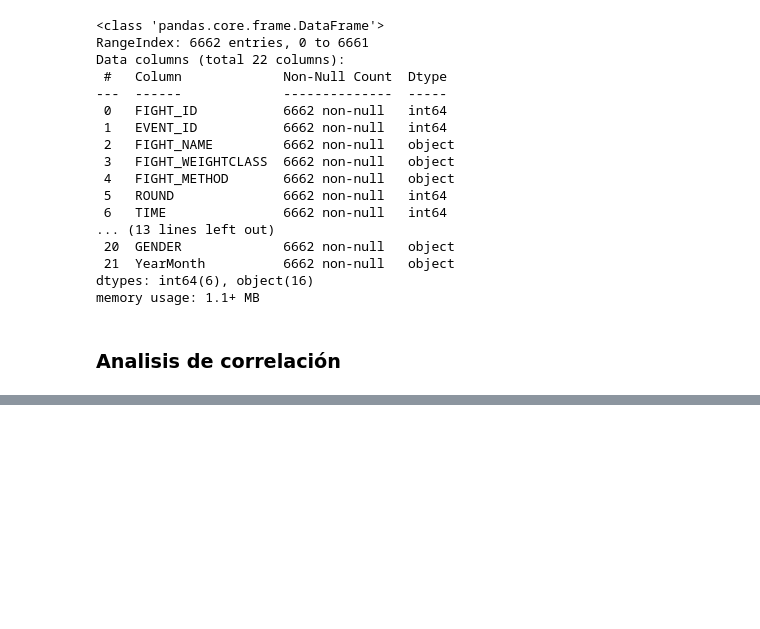
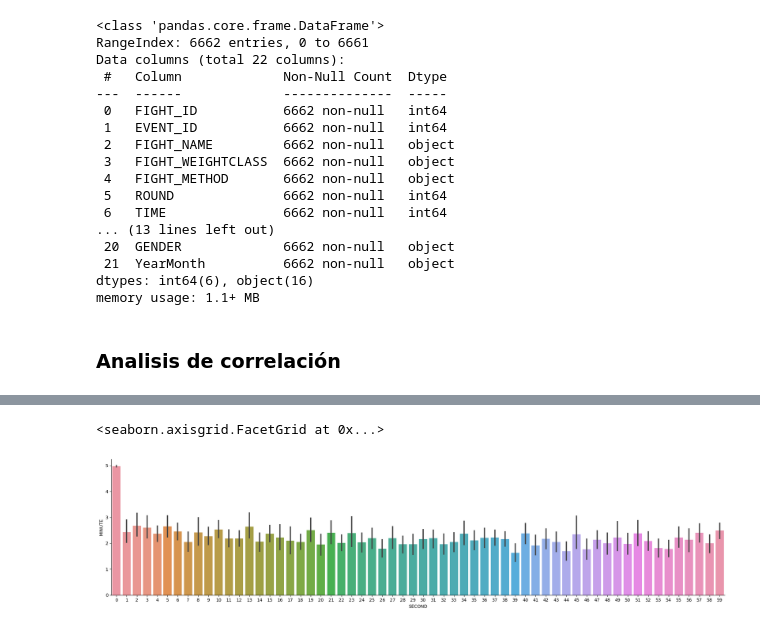
Before and after one commit to YaotecatlMtz/analisisUFC, a Jupyter notebook: Bivariado.ipynb, the cells around one changed output, grey strips where cells are left out. Drawn from its saved outputs; the diff is of its cells as text; code cells hidden in the pictures; blank space fills up the shorter version.

```diff
--- a/Bivariado.ipynb
+++ b/Bivariado.ipynb
@@ -190,0 +208,5 @@ plt.show()
+# %%
+sns.catplot(data=df, x='SECOND',y='MINUTE', kind="bar",height=5,aspect=4)
+# %% [output]
+<seaborn.axisgrid.FacetGrid at 0x...>
+[figure, added]
```
Also changed, not shown: parts of 8 cells of this notebook, 2 other files.
